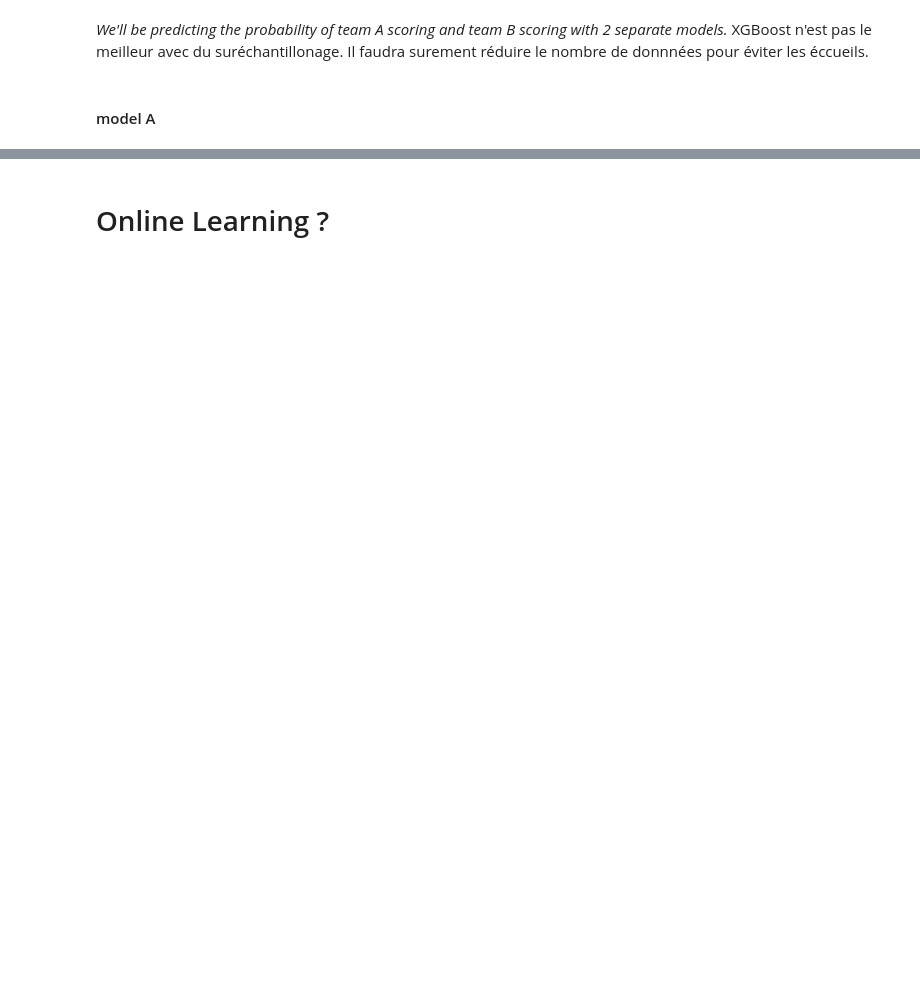
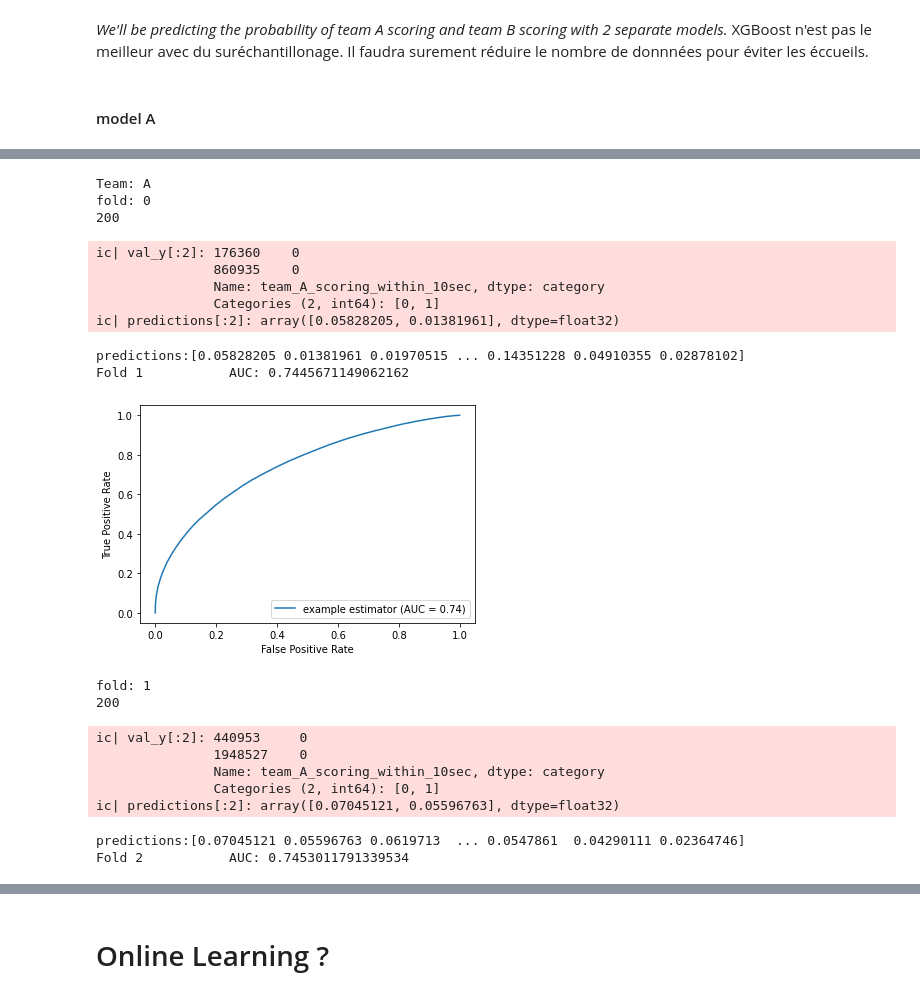
Before and after one commit to MathieuGrosso/Rocket-League-Championship-kaggle, a Jupyter notebook: tabular_playground_series/TPS_Challenge.ipynb, the cells around one changed output, grey strips where cells are left out. Cells and saved outputs as stored; diff of their text form; code cells hidden in the pictures; blank space fills up the shorter version.

```diff
--- a/tabular_playground_series/TPS_Challenge.ipynb
+++ b/tabular_playground_series/TPS_Challenge.ipynb
@@ -334,3 +253,4 @@ def euclidian_dist(x):
 for col, vec in pos_groups.items():
   print(vec)
   train[col + '_dist_ball'] = euclidian_dist(train[vec].values - train[pos_groups["ball_pos"]].values)
+  test[col + '_dist_ball'] = euclidian_dist(test[vec].values - test[pos_groups["ball_pos"]].values)
@@ -356,6 +267,7 @@ min((x) for x in game_1['p3_pos_dist_ball'])
 # velocity magnitude
 for col, vec in vel_groups.items():
     train[col] = euclidian_dist(train[vec])
+    test[col] = euclidian_dist(test[vec])
 # %% [markdown]
 #### Minimum distance from the goal
 # %%
@@ -490,3 +398,4 @@ def preprocess_data(df):
                      'team_B_scoring_within_10sec',"abs_ball_speed",'ball_pos_dist_ball',], axis=1))
 # %%
 test=test.drop(["id"],axis=1)
+test = test.drop(["ball_pos_dist_ball","abs_ball_speed"],axis=1)
@@ -525,8 +445,8 @@ xgb.XGBClassifier??
 # %%
 # training and cross validation
 
-N_ESTIMATORS = 2000
-MAX_DEPTH = 8
+N_ESTIMATORS = 200
+MAX_DEPTH = 7
 LEARNING_RATE = 0.01
 N_SPLITS = 5
 my_seed = 42
@@ -539,10 +459,10 @@ param["n_estimators"]=N_ESTIMATORS
 param['objective']="binary:logistic"
 param["tree_method"]='gpu_hist'
 param["subsample"]=0.1
+param["verbosity"]=0
 
 
-model_a = xgb.XGBClassifier()
-model_a.set_params(**param)
+
 
 
 scoring = 'neg_log_loss'
@@ -552,31 +472,88 @@ dart
 # %%
 import pprint
 from sklearn.model_selection import KFold
 from sklearn.metrics import roc_auc_score
+from sklearn import metrics
+import matplotlib.pyplot as plt
 
-def run_model(model,X,y,test):
+scores = {'A': [], 'B': [] }
+test_predictions = {'A': [], 'B': [] }
+
+
+
+
+def run_model(X,y,test,key):
   scores = []
   test_predictions = []
   cv = KFold(n_splits=N_SPLITS, random_state=my_seed, shuffle=True)
 
   for fold, (train_idx, test_idx) in enumerate(cv.split(X, y)):
     train_X, val_X = X.iloc[train_idx], X.iloc[test_idx]
     train_y, val_y = y.iloc[train_idx], y.iloc[test_idx]
-
+    print(f"fold: {fold} ")
+    model = xgb.XGBClassifier()
+    model.set_params(**param)
+    print(model.n_estimators)
 
     model.fit(train_X,train_y)
-    predictions = model.predict_proba(val_X)
+
+    predictions = model.predict_proba(val_X)[:, 1]
+    # predictions = model.predict_proba(val_X)
+    print(f"predictions:{predictions}")
+
+    #compute roc auc score
+    ic(val_y[:2])
+    ic(predictions[:2])
     score = roc_auc_score(val_y, predictions)
     scores.append(score)
     print(f"Fold {fold + 1} \t\t AUC: {score}")
 
-    test_predictions.append(model.predict_proba(test))
+    #display roc auc curve
+    fpr, tpr, thresholds = metrics.roc_curve(val_y, predictions)
+    roc_auc = metrics.auc(fpr, tpr)
+    display = metrics.RocCurveDisplay(fpr=fpr, tpr=tpr, roc_auc=roc_auc,
+                                   estimator_name='example estimator')
+    display.plot()
+    plt.show()
+
+
+    #test predictions with this model
+    test_predictions.append(model.predict_proba(test)[:,1])
+
     del model
     gc.collect()
 
-
+  print(f"Overall AUC :", np.mean(scores))
+  return (np.mean(test_predictions, axis=0), np.mean(scores))
 
 ## use a sample of data again :
 
+for key in test_predictions:
+  print(f"Team: {key} ")
+  prediction,score = run_model(X_train,y_train[key],test,key)
+  test_predictions[key].append(prediction)
+  scores[key].append(score)
 
-run_model(model_a,X_train,y_train["A"],test)
+print('Overall AUC for Team A: ', np.mean(scores['A']))
+print('Overall AUC for Team B: ', np.mean(scores['B']))
+# %% [output]
+Team: A
+fold: 0
+200
+ic| val_y[:2]: 176360    0
+               860935    0
+               Name: team_A_scoring_within_10sec, dtype: category
+               Categories (2, int64): [0, 1]
+ic| predictions[:2]: array([0.05828205, 0.01381961], dtype=float32)
+predictions:[0.05828205 0.01381961 0.01970515 ... 0.14351228 0.04910355 0.02878102]
+Fold 1           AUC: 0.7445671149062162
+[figure, added]
+fold: 1
+200
+ic| val_y[:2]: 440953     0
+               1948527    0
+               Name: team_A_scoring_within_10sec, dtype: category
+               Categories (2, int64): [0, 1]
+ic| predictions[:2]: array([0.07045121, 0.05596763], dtype=float32)
+predictions:[0.07045121 0.05596763 0.0619713  ... 0.0547861  0.04290111 0.02364746]
+Fold 2           AUC: 0.7453011791339534
```
Also changed, not shown: parts of 50 cells of this notebook.
